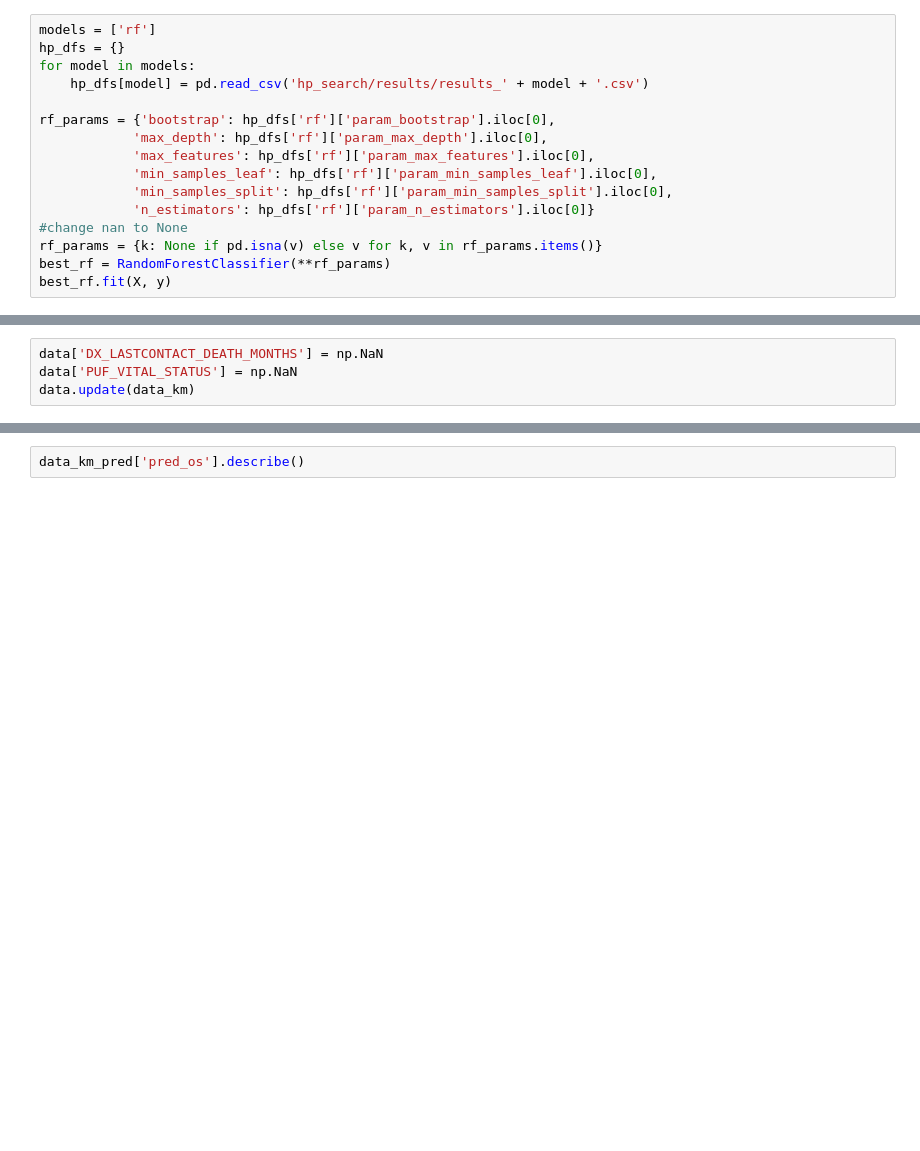
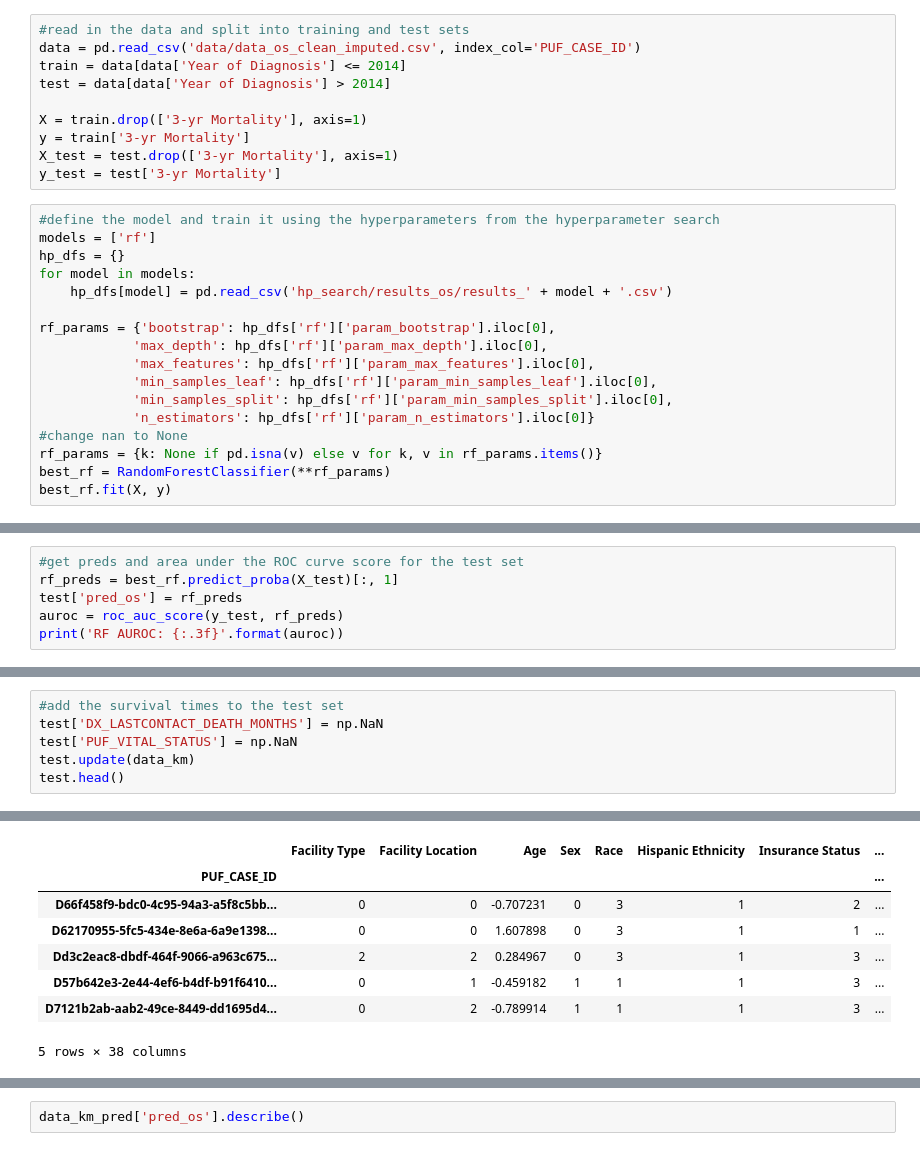
Before and after one commit to kchen315/ncdb_apr, a Jupyter notebook: kaplan_meier.ipynb, the cells around one changed output, grey strips where cells are left out. Cells and saved outputs as stored; diff of their text form; blank space fills up the shorter version.

```diff
--- a/kaplan_meier.ipynb
+++ b/kaplan_meier.ipynb
@@ -19,8 +9,19 @@ Name: 3-yr Mortality, dtype: int64
+# %%
+#read in the data and split into training and test sets
+data = pd.read_csv('data/data_os_clean_imputed.csv', index_col='PUF_CASE_ID')
+train = data[data['Year of Diagnosis'] <= 2014]
+test = data[data['Year of Diagnosis'] > 2014]
+
+X = train.drop(['3-yr Mortality'], axis=1)
+y = train['3-yr Mortality']
+X_test = test.drop(['3-yr Mortality'], axis=1)
+y_test = test['3-yr Mortality']
 # %%
+#define the model and train it using the hyperparameters from the hyperparameter search
 models = ['rf']
 hp_dfs = {}
 for model in models:
-    hp_dfs[model] = pd.read_csv('hp_search/results/results_' + model + '.csv')
+    hp_dfs[model] = pd.read_csv('hp_search/results_os/results_' + model + '.csv')
 
 rf_params = {'bootstrap': hp_dfs['rf']['param_bootstrap'].iloc[0],
             'max_depth': hp_dfs['rf']['param_max_depth'].iloc[0],
@@ -40,0 +39,6 @@ data['pred_os'] = rf_preds
+# %%
+#get preds and area under the ROC curve score for the test set
+rf_preds = best_rf.predict_proba(X_test)[:, 1]
+test['pred_os'] = rf_preds
+auroc = roc_auc_score(y_test, rf_preds)
+print('RF AUROC: {:.3f}'.format(auroc))
@@ -50,6 +62,9 @@ data_km.head()
 | D62170955-5fc5-434e-8e6a-6a9e1398... | 37.19 | 1.0 |
 | D2cfdabba-8277-463e-bf64-7c3139b4... | 15.47 | 1.0 |
 # %%
-data['DX_LASTCONTACT_DEATH_MONTHS'] = np.NaN
-data['PUF_VITAL_STATUS'] = np.NaN
-data.update(data_km)
+#add the survival times to the test set
+test['DX_LASTCONTACT_DEATH_MONTHS'] = np.NaN
+test['PUF_VITAL_STATUS'] = np.NaN
+test.update(data_km)
+test.head()
+# %% [output]
@@ -56 +86,9 @@ data.update(data_km)
+|  | Facility Type | Facility Location | Age | Sex | Race | Hispanic Ethnicity | Insurance Status | ... |
+| PUF_CASE_ID |  |  |  |  |  |  |  | ... |
+| D66f458f9-bdc0-4c95-94a3-a5f8c5bb... | 0 | 0 | -0.707231 | 0 | 3 | 1 | 2 | ... |
+| D62170955-5fc5-434e-8e6a-6a9e1398... | 0 | 0 | 1.607898 | 0 | 3 | 1 | 1 | ... |
+| Dd3c2eac8-dbdf-464f-9066-a963c675... | 2 | 2 | 0.284967 | 0 | 3 | 1 | 3 | ... |
+| D57b642e3-2e44-4ef6-b4df-b91f6410... | 0 | 1 | -0.459182 | 1 | 1 | 1 | 3 | ... |
+| D7121b2ab-aab2-49ce-8449-dd1695d4... | 0 | 2 | -0.789914 | 1 | 1 | 1 | 3 | ... |
+5 rows × 38 columns
 # %%
```
Also changed, not shown: parts of 26 cells of this notebook.
